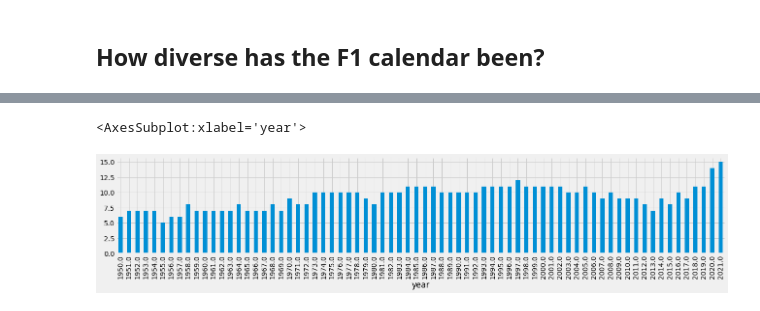
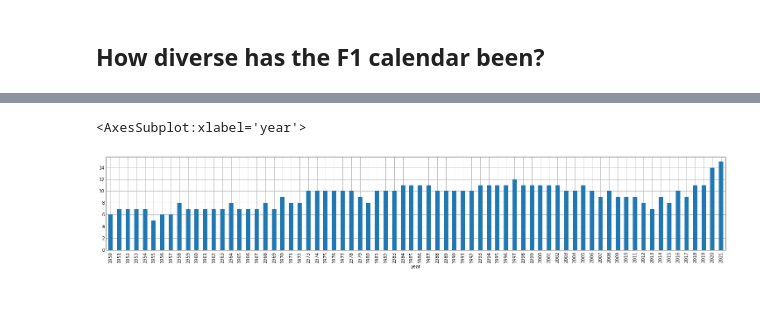
Before and after one commit to michalkasparek/f1-stats, a Jupyter notebook: Diversity.ipynb, the cells around one changed output, grey strips where cells are left out. Drawn from its saved outputs; the diff is of its cells as text; code cells hidden in the pictures.

```diff
--- a/Diversity.ipynb
+++ b/Diversity.ipynb
@@ -113,6 +15,3 @@ winningDrivers = wins.groupby(["year"]).nunique()["fullname"].transpose()
-# %%
-plt.style.use("fivethirtyeight")
-plt.rcParams["figure.figsize"] = (20,3)
 # %%
 winningDrivers.plot.bar()
 # %% [output]
@@ -302,9 +201,5 @@ Name: points, dtype: int64
 Errata: in fact, Stirling Moss would be a 5-time European F1 Champion, as he achieved better results than Innes Ireland in 1960 with the same point score.
 # %% [markdown]
 ## Drivers' age
-# %%
-results["dob"] = pd.to_datetime(results["dob"], format="%Y-%m-%d")
-# %%
-results["age"] = results["date"] - results["dob"]
 # %%
 results["ageyears"] = results["age"] / np.timedelta64(1, 'Y')
@@ -343,6 +250,6 @@ results.groupby("year")["locationContinent"].nunique().plot.bar()
 # %%
-results[results["locationContinent"] == "Europe"].groupby("year")["year_round"].nunique().plot.bar()
+results[results["locationContinent"] == "Europe"].groupby("year")["round"].nunique().plot.bar()
 # %% [output]
 <AxesSubplot:xlabel='year'>
-[figure, old version]
+[figure, new version]
 # %%
```
Also changed, not shown: parts of 34 cells of this notebook, 9 other files.
